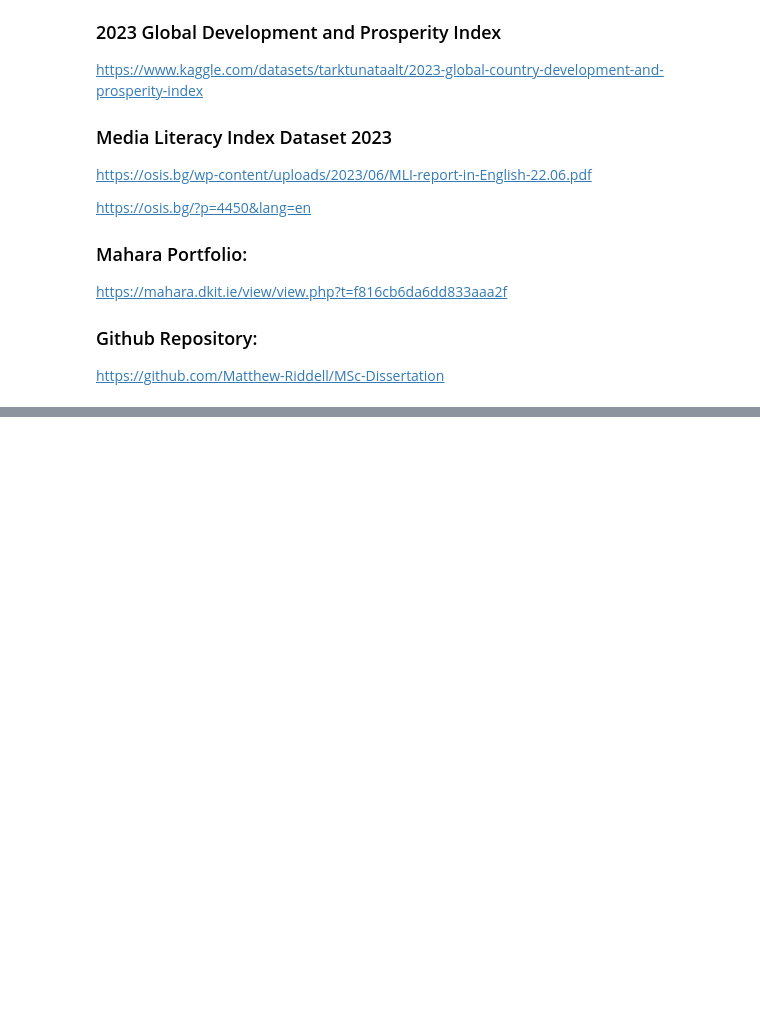
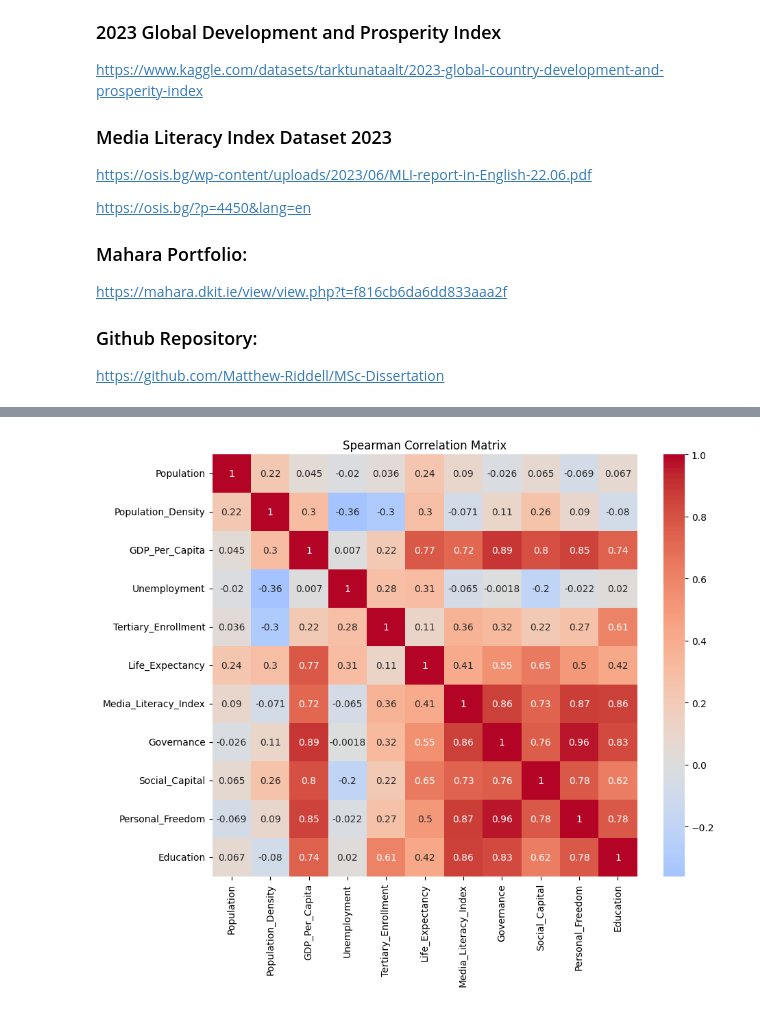
Before and after one commit to Matthew-Riddell/MSc-Dissertation, a Jupyter notebook: notebooks/07-pca.ipynb, the cells around one changed output, grey strips where cells are left out. Drawn from its saved outputs; the diff is of its cells as text; code cells hidden in the pictures; blank space fills up the shorter version.

Commit message:
PCA: Feature Selection and Checking Assumptions
- checking for missing values
- checking correlations
- checking VIF values
- bartlett test
- kmo test

```diff
--- a/notebooks/07-pca.ipynb
+++ b/notebooks/07-pca.ipynb
@@ -65,0 +84,6 @@ https://github.com/Matthew-Riddell/MSc-Dissertation
+# %%
+file_path = "C:/Users/Matty/Documents/College Notes & Assignments/Year 5/Dissertation/MSc-Dissertation/data/Prepared Datasets/"
+file_name = "master_dataset.csv"
+complete_file_name = file_path + file_name
+# %%
+master = pd.read_csv(complete_file_name)
@@ -65,0 +92,16 @@ https://github.com/Matthew-Riddell/MSc-Dissertation
+# %%
+features = [
+    "Population",
+    "Population_Density",
+    "GDP_Per_Capita",
+    "Unemployment",
+    "Tertiary_Enrollment",
+    "Life_Expectancy",
+    "Media_Literacy_Index",
+    "Governance",
+    "Social_Capital",
+    "Personal_Freedom",
+    "Education"
+]
+
+X = master[features]
@@ -65,0 +125,17 @@ https://github.com/Matthew-Riddell/MSc-Dissertation
+# %%
+corr = X.corr(method="spearman")
+
+plt.figure(figsize=(10,8))
+
+sns.heatmap(
+    corr,
+    annot=True,
+    cmap="coolwarm",
+    center=0
+)
+
+plt.title("Spearman Correlation Matrix")
+
+plt.show()
+# %% [output]
+[figure, added]
```
Also changed, not shown: parts of 9 cells of this notebook.
